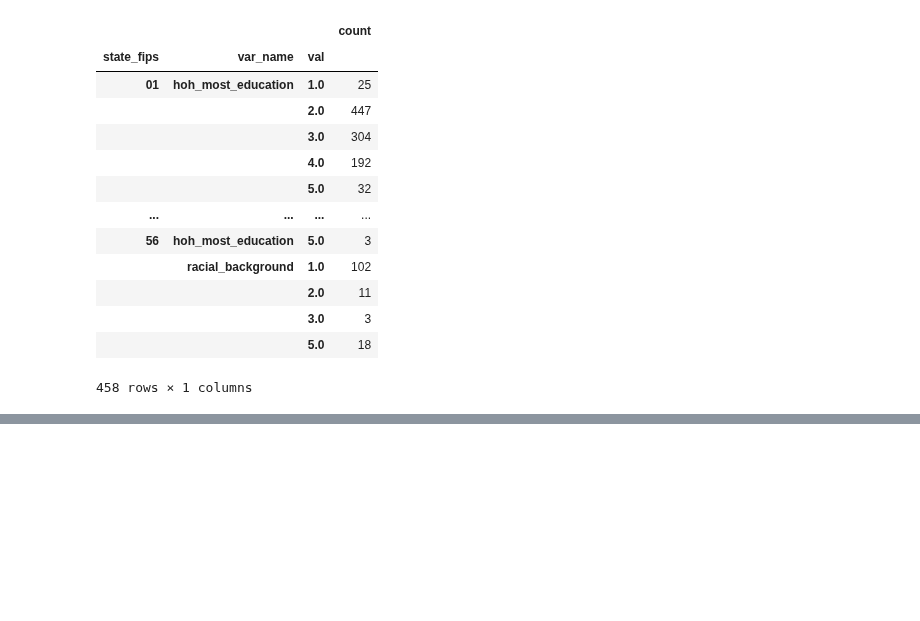
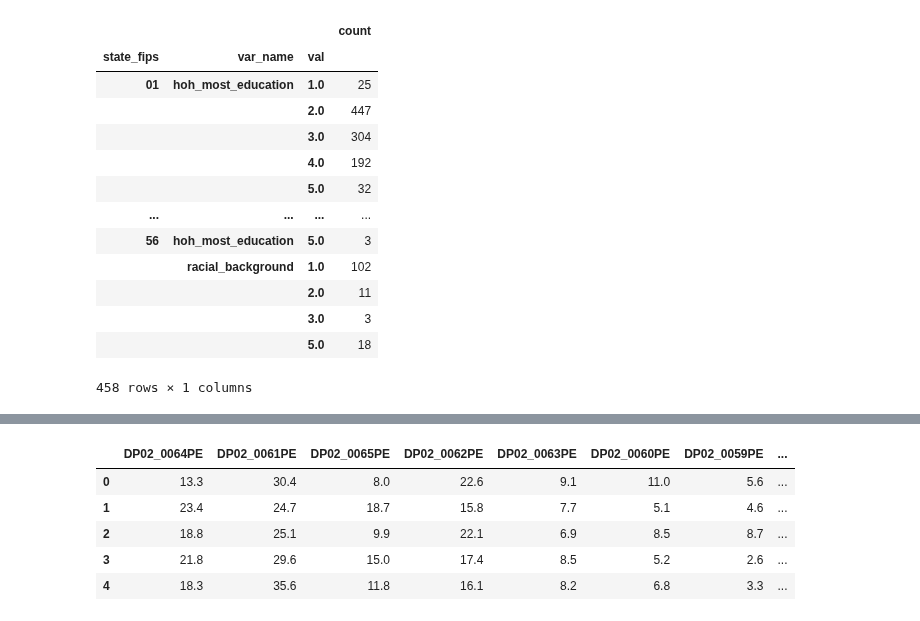
Before and after one commit to aberke/floc-analysis, a Jupyter notebook: notebooks/demographics_explore.ipynb, the cells around one changed output, grey strips where cells are left out. Saved outputs shown, nothing was run; the diff lists cells and outputs as text; code cells hidden in the pictures; blank space fills up the shorter version.

```diff
--- a/notebooks/demographics_explore.ipynb
+++ b/notebooks/demographics_explore.ipynb
@@ -152,2 +150,2 @@ NameError: name 'zip_census_data' is not defined
 # %%
-census_df = pd.read_csv("../output/zip_census.csv", index_col=0)
+census_df = pd.read_csv("../output/state_census.csv", index_col=0)
@@ -215,2 +220,11 @@ state_vars = (state_df.merge(state_df
 # %%
 state_vars.to_csv('../output/state_census_distributions.csv')
+# %%
+census_df.head()
+# %% [output]
+|  | DP02_0064PE | DP02_0061PE | DP02_0065PE | DP02_0062PE | DP02_0063PE | DP02_0060PE | DP02_0059PE | ... |
+| 0 | 13.3 | 30.4 | 8.0 | 22.6 | 9.1 | 11.0 | 5.6 | ... |
+| 1 | 23.4 | 24.7 | 18.7 | 15.8 | 7.7 | 5.1 | 4.6 | ... |
+| 2 | 18.8 | 25.1 | 9.9 | 22.1 | 6.9 | 8.5 | 8.7 | ... |
+| 3 | 21.8 | 29.6 | 15.0 | 17.4 | 8.5 | 5.2 | 2.6 | ... |
+| 4 | 18.3 | 35.6 | 11.8 | 16.1 | 8.2 | 6.8 | 3.3 | ... |
```
Also changed, not shown: parts of 17 cells of this notebook.
